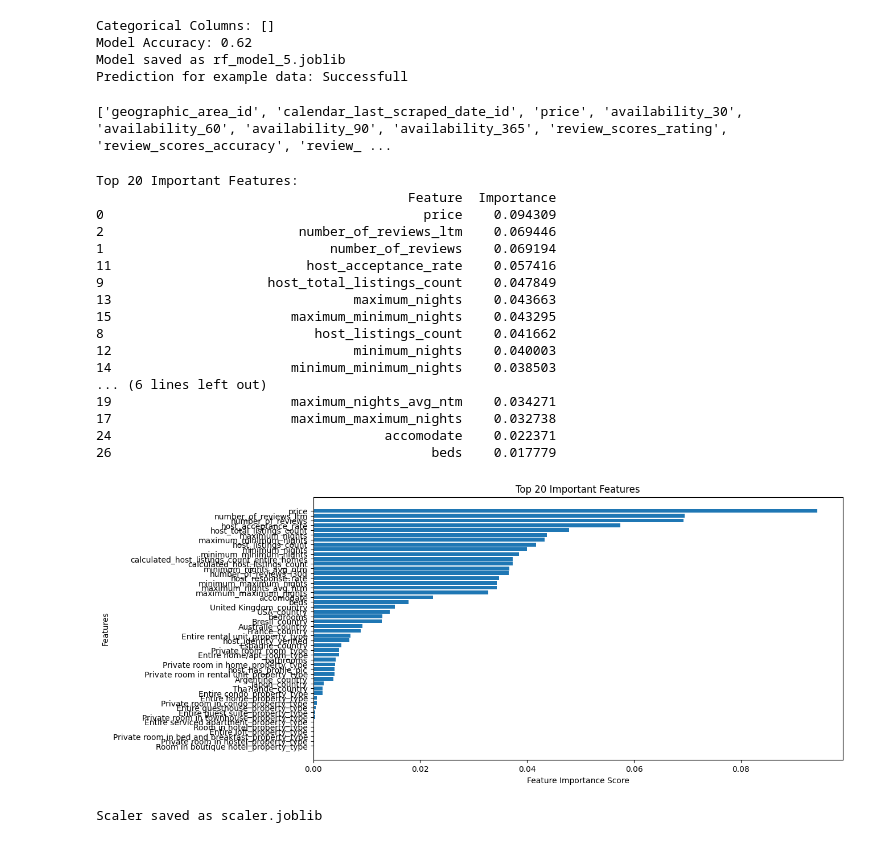
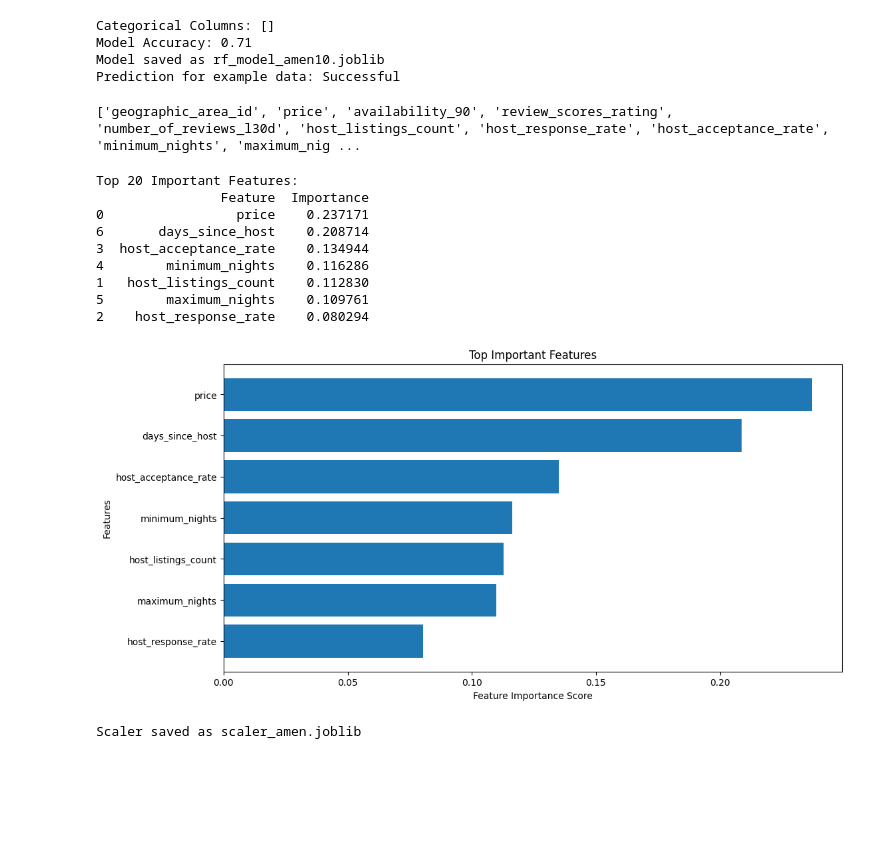
Before and after one commit to oalieini/non-touristic-prediction, a Jupyter notebook: test.ipynb, the cells around one changed output. Saved outputs shown, nothing was run; the diff lists cells and outputs as text; code cells hidden in the pictures; blank space fills up the shorter version.

Commit message:
[refactor] changed for data with amenities

```diff
--- a/test.ipynb
+++ b/test.ipynb
@@ -8,5 +8,5 @@ import joblib
 import matplotlib.pyplot as plt
 
 
-df = pd.read_csv("data.csv")
+df = pd.read_csv("data_with_amenities_cleared.csv", encoding="latin1")
 
@@ -14,6 +14,8 @@ df = pd.read_csv("data.csv")
 
-feature_columns = ["price", "number_of_reviews_ltm", "number_of_reviews",
-    "host_acceptance_rate", "host_total_listings_count"]
+# feature_columns = ["price", "number_of_reviews_ltm", "number_of_reviews",
+#     "host_acceptance_rate", "host_total_listings_count"]
+feature_columns = ['price', 'host_listings_count', 'host_response_rate', 'host_acceptance_rate', 'minimum_nights', 'maximum_nights', 'accomodate', 'TV',  'bath_tub',  'days_since_host']
+
 
 target_column = "prediction"
 
@@ -42,7 +44,7 @@ accuracy = accuracy_score(y_test, y_pred)
 print(f"Model Accuracy: {accuracy:.2f}")
 
 # Save the trained model
-model_path = "rf_model.joblib"
+model_path = "rf_model_amen10.joblib"
 joblib.dump(rf_model, model_path)
 print(f"Model saved as {model_path}")
 
@@ -59,59 +61,54 @@ prediction_result = predict_announcement(example_features)
 print("Prediction for example data:", prediction_result)
 # %% [output]
 Categorical Columns: []
-Model Accuracy: 0.62
-Model saved as rf_model_5.joblib
-Prediction for example data: Successfull
+Model Accuracy: 0.71
+Model saved as rf_model_amen10.joblib
+Prediction for example data: Successful
 # %%
+import pandas as pd
+
+df = pd.read_csv("data_with_amenities_cleared.csv", encoding="latin1")
 print(df.columns.tolist())
 # %% [output]
-['geographic_area_id', 'calendar_last_scraped_date_id', 'price', 'availability_30', 'availability_60', 'availability_90', 'availability_365', 'review_scores_rating', 'review_scores_accuracy', 'review_ ...
+['geographic_area_id', 'price', 'availability_90', 'review_scores_rating', 'number_of_reviews_l30d', 'host_listings_count', 'host_response_rate', 'host_acceptance_rate', 'minimum_nights', 'maximum_nig ...
 # %%
 import matplotlib.pyplot as plt
 # === STEP 4: COMPUTE FEATURE IMPORTANCE ===
 if hasattr(rf_model, "feature_importances_"):
     feature_importances = rf_model.feature_importances_
 
     # Create a DataFrame for feature importance
     importance_df = pd.DataFrame({
         "Feature": feature_columns,
         "Importance": feature_importances
     }).sort_values(by="Importance", ascending=False)
 
     # Display top features
     print("\nTop 20 Important Features:")
     print(importance_df.head(20))
 
     # === STEP 5: PLOT FEATURE IMPORTANCE ===
     plt.figure(figsize=(12, 6))
     plt.barh(importance_df["Feature"][:50], importance_df["Importance"][:50])  # Show top 20 features
     plt.xlabel("Feature Importance Score")
     plt.ylabel("Features")
-    plt.title("Top 50 Important Features")
+    plt.title("Top Important Features")
     plt.gca().invert_yaxis()  # Highest importance at the top
     plt.show()
 
 else:
     print("The model does not support feature importance extraction.")
 # %% [output]
 Top 20 Important Features:
-                                        Feature  Importance
-0                                         price    0.094309
-2                         number_of_reviews_ltm    0.069446
-1                             number_of_reviews    0.069194
-11                         host_acceptance_rate    0.057416
-9                     host_total_listings_count    0.047849
-13                               maximum_nights    0.043663
-15                       maximum_minimum_nights    0.043295
-8                           host_listings_count    0.041662
-12                               minimum_nights    0.040003
-14                       minimum_minimum_nights    0.038503
-... (6 lines left out)
-19                       maximum_nights_avg_ntm    0.034271
-17                       maximum_maximum_nights    0.032738
-24                                   accomodate    0.022371
-26                                         beds    0.017779
+                Feature  Importance
+0                 price    0.237171
+6       days_since_host    0.208714
+3  host_acceptance_rate    0.134944
+4        minimum_nights    0.116286
+1   host_listings_count    0.112830
+5        maximum_nights    0.109761
+2    host_response_rate    0.080294
-[figure, old version]
+[figure, new version]
 # %%
 import pandas as pd
 import joblib
@@ -119,11 +116,11 @@ from sklearn.preprocessing import StandardScaler
 from datetime import datetime
 
 # Load datasets
-normalized_data_path = "data.csv"   # Replace with actual file path
-denormalized_data_path = "datadenormalised.csv"  # Replace with actual file path
+normalized_data_path = "data_with_amenities_cleared.csv"   # Replace with actual file path
+denormalized_data_path = "denormalized_data_with_amenities_cleared.csv"  # Replace with actual file path
 
-df_normalized = pd.read_csv(normalized_data_path)
-df_denormalized = pd.read_csv(denormalized_data_path)
+df_normalized = pd.read_csv(normalized_data_path, encoding="latin1")
+df_denormalized = pd.read_csv(denormalized_data_path, encoding="latin1")
 
 # Ensure both datasets have the same columns
 if not all(df_normalized.columns == df_denormalized.columns):
@@ -155,11 +152,11 @@ scaler = StandardScaler()
 scaler.fit(df_denormalized_cleaned)  # Fit on numeric data only
 
 # Save the scaler for future use
-scaler_path = "scaler.joblib"
+scaler_path = "scaler_amen.joblib"
 joblib.dump(scaler, scaler_path)
 print(f"Scaler saved as {scaler_path}")
 # %% [output]
-Scaler saved as scaler.joblib
+Scaler saved as scaler_amen.joblib
 # %%
 import numpy as np
 import joblib
```
Also changed, not shown: parts of 1 cell of this notebook, 7 other files.
